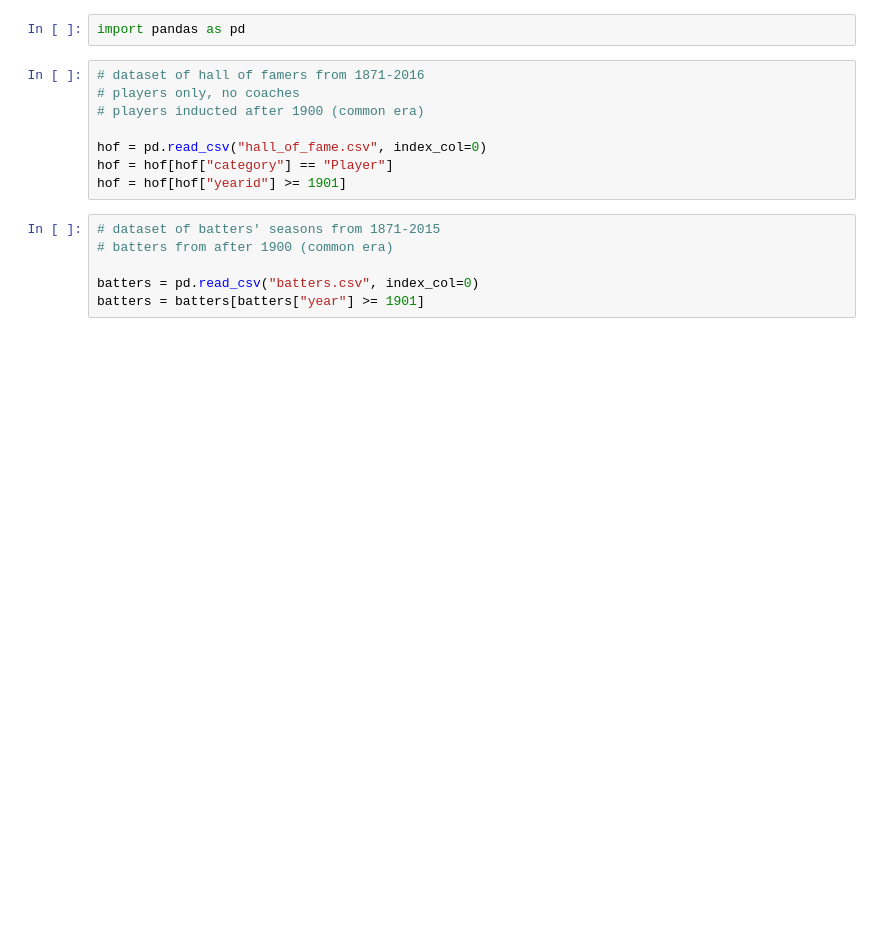
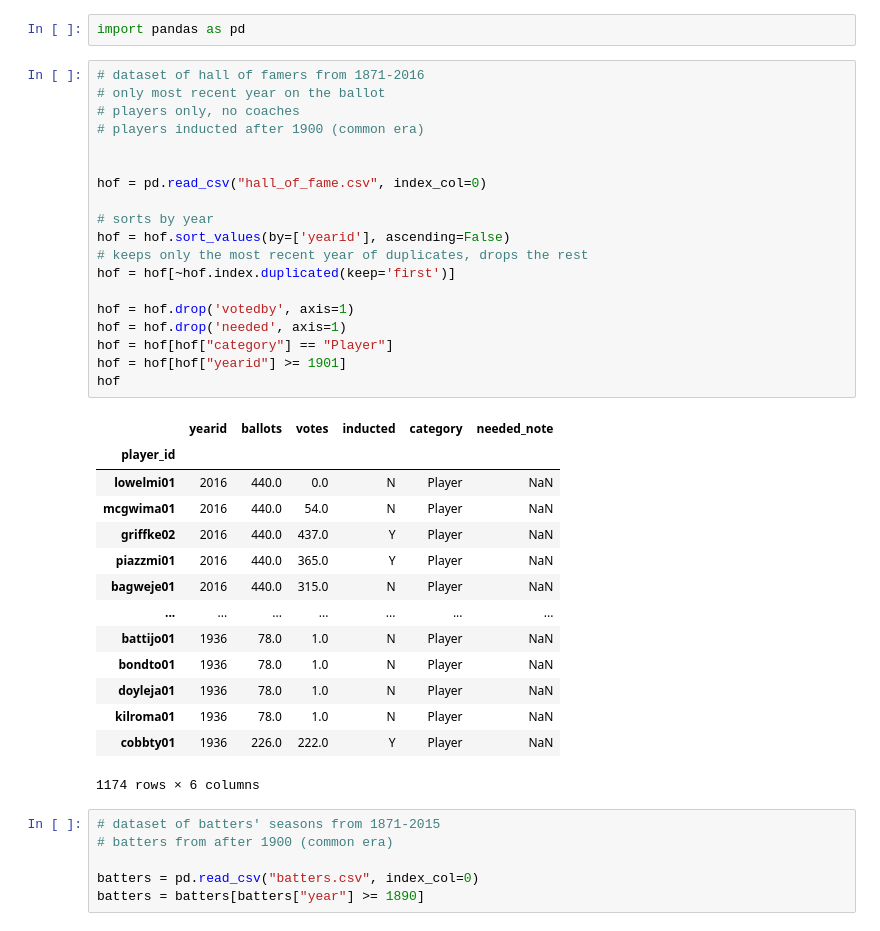
Before and after one commit to timmymatten/timmymatten, a Jupyter notebook: MLBattersProject.ipynb, the cells around one changed output. Cells and saved outputs as stored; diff of their text form; blank space fills up the shorter version.

```diff
--- a/MLBattersProject.ipynb
+++ b/MLBattersProject.ipynb
@@ -4,18 +4,44 @@
 import pandas as pd
 # %%
 # dataset of hall of famers from 1871-2016
+# only most recent year on the ballot
 # players only, no coaches
 # players inducted after 1900 (common era)
 
+
 hof = pd.read_csv("hall_of_fame.csv", index_col=0)
+
+# sorts by year
+hof = hof.sort_values(by=['yearid'], ascending=False)
+# keeps only the most recent year of duplicates, drops the rest
+hof = hof[~hof.index.duplicated(keep='first')]
+
+hof = hof.drop('votedby', axis=1)
+hof = hof.drop('needed', axis=1)
 hof = hof[hof["category"] == "Player"]
 hof = hof[hof["yearid"] >= 1901]
+hof
+# %% [output]
+|  | yearid | ballots | votes | inducted | category | needed_note |
+| player_id |  |  |  |  |  |  |
+| lowelmi01 | 2016 | 440.0 | 0.0 | N | Player | NaN |
+| mcgwima01 | 2016 | 440.0 | 54.0 | N | Player | NaN |
+| griffke02 | 2016 | 440.0 | 437.0 | Y | Player | NaN |
+| piazzmi01 | 2016 | 440.0 | 365.0 | Y | Player | NaN |
+| bagweje01 | 2016 | 440.0 | 315.0 | N | Player | NaN |
+| ... | ... | ... | ... | ... | ... | ... |
+| battijo01 | 1936 | 78.0 | 1.0 | N | Player | NaN |
+| bondto01 | 1936 | 78.0 | 1.0 | N | Player | NaN |
+| doyleja01 | 1936 | 78.0 | 1.0 | N | Player | NaN |
+| kilroma01 | 1936 | 78.0 | 1.0 | N | Player | NaN |
+| cobbty01 | 1936 | 226.0 | 222.0 | Y | Player | NaN |
+1174 rows × 6 columns
 # %%
 # dataset of batters' seasons from 1871-2015
 # batters from after 1900 (common era)
 
 batters = pd.read_csv("batters.csv", index_col=0)
-batters = batters[batters["year"] >= 1901]
+batters = batters[batters["year"] >= 1890]
 # %%
 # dataset of batters' seasons with non-statistical values
 # (i.e. year, stint, team, league)
```
Also changed, not shown: parts of 14 cells of this notebook.
